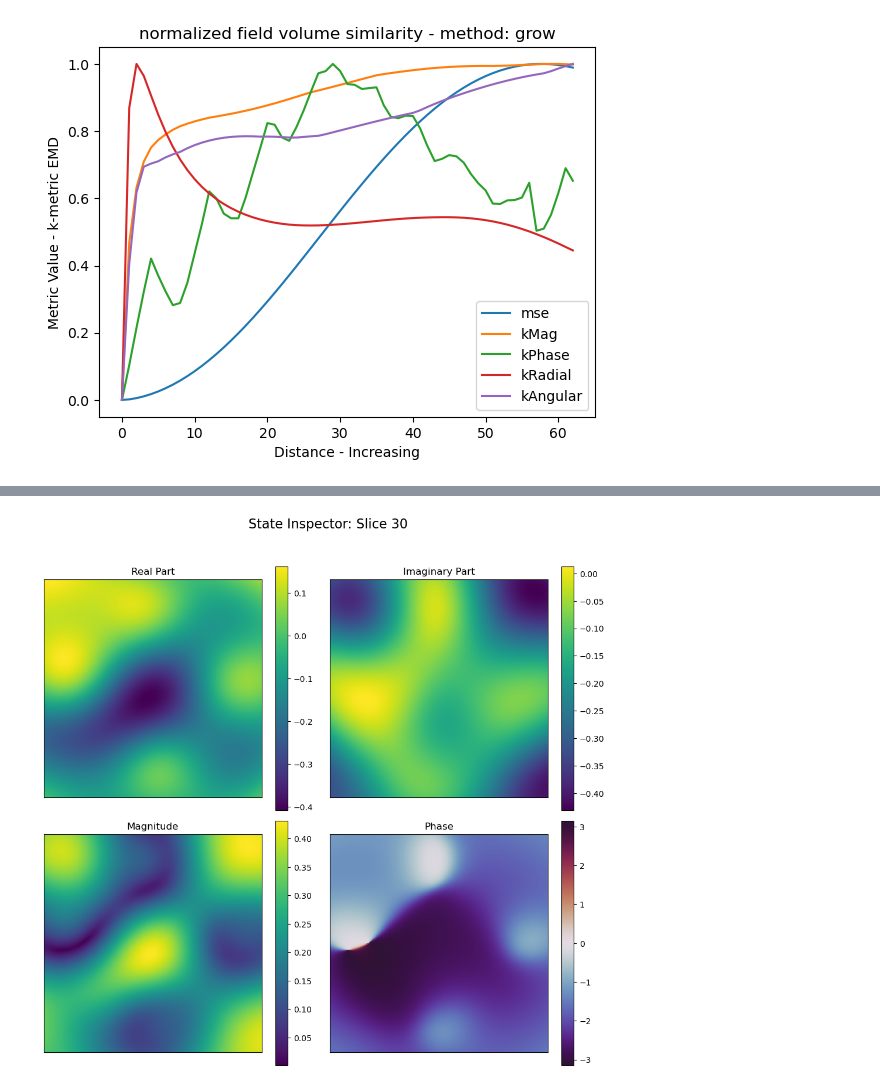
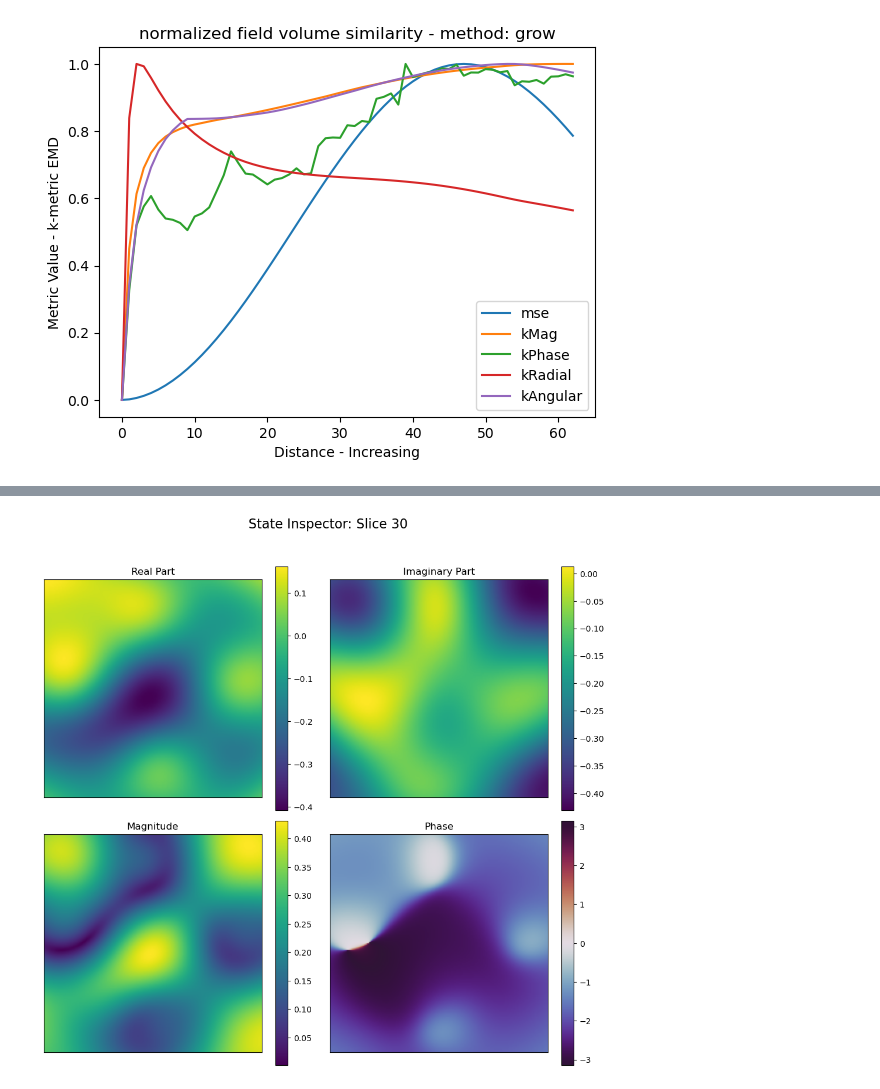
Before and after one commit to Kovaleski-Research-Lab/materials-transformer, a Jupyter notebook: notebooks/metric.ipynb, the cells around one changed output, grey strips where cells are left out. Drawn from its saved outputs; the diff is of its cells as text; code cells hidden in the pictures.

```diff
--- a/notebooks/metric.ipynb
+++ b/notebooks/metric.ipynb
@@ -161,8 +173,8 @@ def kPhase(field1, field2):
     weights2_norm = weights2 / (weights2.sum() + 1e-8)'''
 
     phase_bin_edges = torch.linspace(-torch.pi, torch.pi, num_bins+1, device=field1_k.device)
-    f1_profile = get_phase_profile(field1, phase_bin_edges, num_bins)
-    f2_profile = get_phase_profile(field2, phase_bin_edges, num_bins)
+    f1_profile = get_phase_profile(field1_k, phase_bin_edges, num_bins)
+    f2_profile = get_phase_profile(field2_k, phase_bin_edges, num_bins)
 
     '''emd = wasserstein_distance(
         u_values=bin_indices,
@@ -343,9 +355,9 @@ def plot_metrics_for_augments(metrics, slice):
         plt.show()
 # %%
 metrics = [mse, kMag, kPhase, kRadial, kAngular]
-
-plot_delta_field_dissimilarity(metrics, nf[0], method='grow')
+num_bins = 100
+plot_delta_field_dissimilarity(metrics, nf[1], method='grow')
 
 #plot_metrics_for_augments(metrics, nf[0, :, :, :, 0])
 # %% [output]
-[figure, old version]
+[figure, new version]
```
Also changed, not shown: parts of 5 cells of this notebook.
